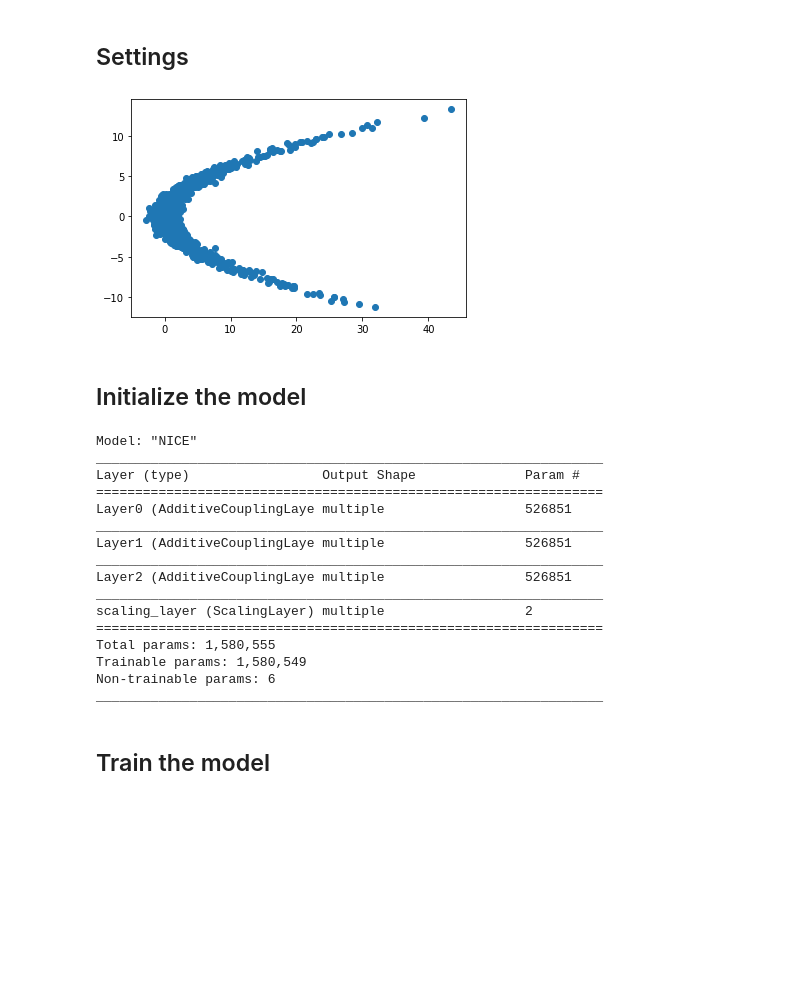
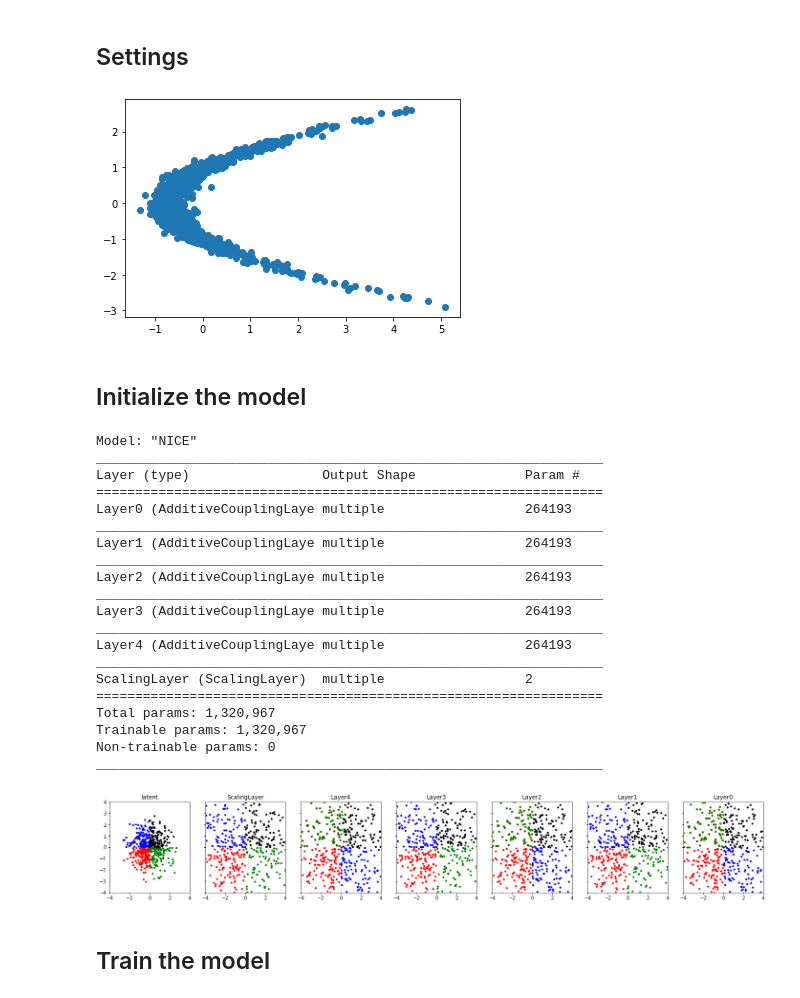
Before and after one commit to jaekookang/flow_based_models, a Jupyter notebook: nice_moon.ipynb, the cells around one changed output. Cells and saved outputs as stored; diff of their text form; code cells hidden in the pictures; blank space fills up the shorter version.

```diff
--- a/nice_moon.ipynb
+++ b/nice_moon.ipynb
@@ -28,7 +30,8 @@ n_display = 200
 # %%
 x2 = np.random.normal(0, 4, n_sample)
 x1 = np.random.normal(0.25 * x2**2, [1]*n_sample)
 X = np.stack([x1, x2], axis=1).astype('float32')
+X = StandardScaler().fit_transform(X)
 plt.scatter(X[:,0], X[:,1]);
 # %% [output]
-[figure, old version]
+[figure, new version]
@@ -47,7 +38,8 @@ dataset = dataset.repeat().shuffle(n_sample).batch(n_batch, drop_remainder=True)
 # %% [markdown]
 ## Initialize the model
 # %%
-model = NICE(inp_dim, shuffle_type, n_couple_layer, n_hid_layer, n_hid_dim, name='NICE')
+# model = NICE(inp_dim, 'reverse', n_couple_layer, n_hid_layer, n_hid_dim, name='NICE')
+model = NICE(inp_dim, n_couple_layer, n_hid_layer, n_hid_dim, name='NICE')
 model.build(input_shape=(inp_dim,))
 model.summary()
 # %% [output]
@@ -55,18 +47,26 @@ Model: "NICE"
 _________________________________________________________________
 Layer (type)                 Output Shape              Param #
 =================================================================
-Layer0 (AdditiveCouplingLaye multiple                  526851
+Layer0 (AdditiveCouplingLaye multiple                  264193
 _________________________________________________________________
-Layer1 (AdditiveCouplingLaye multiple                  526851
+Layer1 (AdditiveCouplingLaye multiple                  264193
 _________________________________________________________________
-Layer2 (AdditiveCouplingLaye multiple                  526851
+Layer2 (AdditiveCouplingLaye multiple                  264193
 _________________________________________________________________
-scaling_layer (ScalingLayer) multiple                  2
+Layer3 (AdditiveCouplingLaye multiple                  264193
+_________________________________________________________________
+Layer4 (AdditiveCouplingLaye multiple                  264193
+_________________________________________________________________
+ScalingLayer (ScalingLayer)  multiple                  2
 =================================================================
-Total params: 1,580,555
-Trainable params: 1,580,549
-Non-trainable params: 6
+Total params: 1,320,967
+Trainable params: 1,320,967
+Non-trainable params: 0
 _________________________________________________________________
+# %%
+fig = visualize_moon(model, 500, direction='inverse', sharexy=True)
+# %% [output]
+[figure, added]
 # %%
 def loss_fun(y_true, y_pred):
     # negative log likelihood
```
Also changed, not shown: parts of 12 cells of this notebook, 7 other files.
